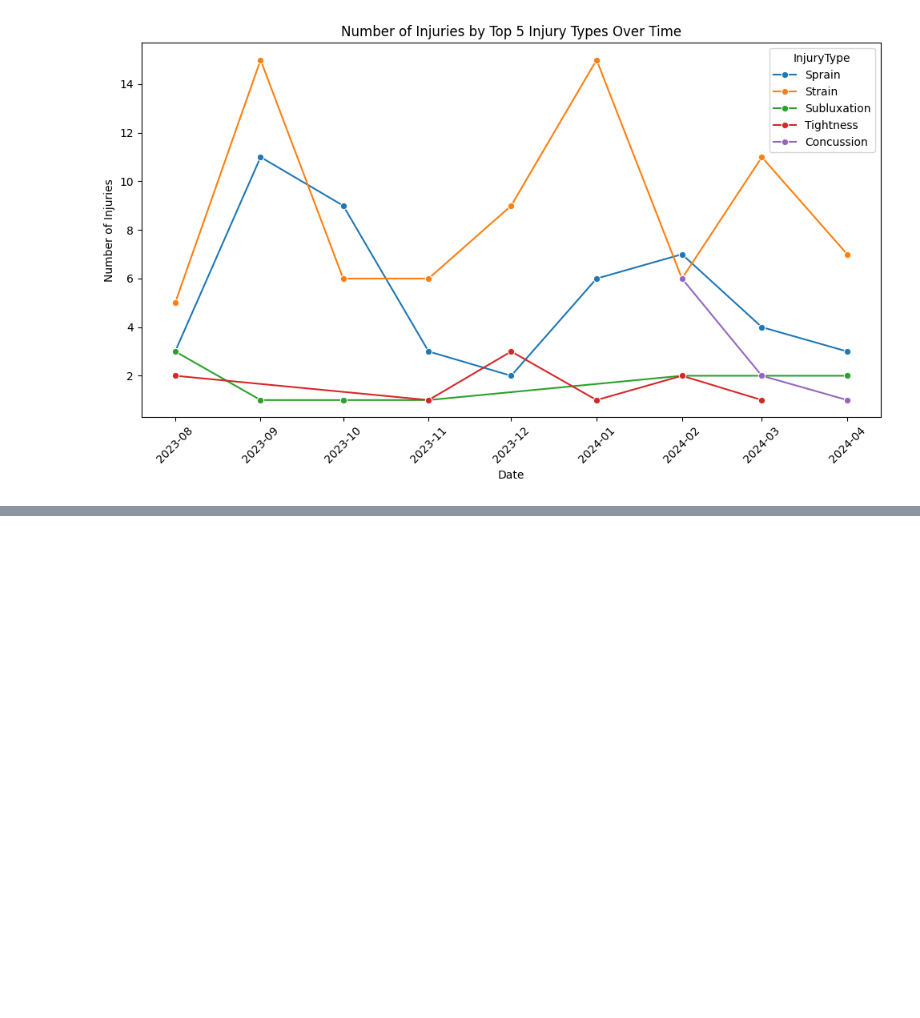
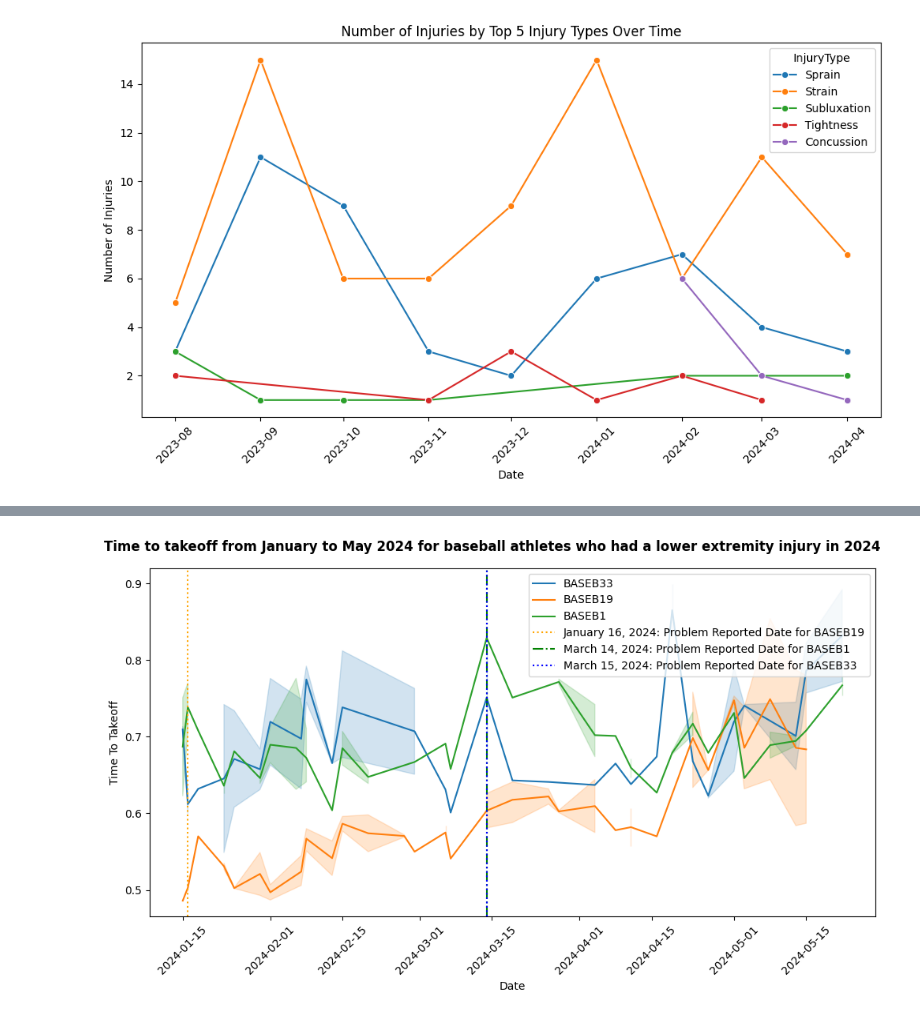
Before and after one commit to bachnguyen234/da301-isaac-athletics, a Jupyter notebook: bach_main_file.ipynb, the cells around one changed output, grey strips where cells are left out. Saved outputs shown, nothing was run; the diff lists cells and outputs as text; code cells hidden in the pictures; blank space fills up the shorter version.

```diff
--- a/bach_main_file.ipynb
+++ b/bach_main_file.ipynb
@@ -196 +203,3 @@ df_baseball["Date"] = pd.to_datetime(df_baseball["Date"], format='%Y-%m-%d')
+# %%
+lower_extremity_baseball_2024 = df_baseball[df_baseball['Code'].isin(["BASEB19", "BASEB33", "BASEB1"])]
 # %%
@@ -220,0 +232,16 @@ plt.show()
+# %%
+#Plotting
+plt.figure(figsize=(10, 6))
+sns.lineplot(x='Date', y='Time To Takeoff', data=lower_extremity_baseball_2024, hue='Code')
+plt.suptitle('Time to takeoff from January to May 2024 for baseball athletes who had a lower extremity injury in 2024', fontweight = "bold")
+plt.xticks(rotation = 45)
+
+plt.axvline(pd.to_datetime("2024-01-16"), color='orange', linestyle=':', label='January 16, 2024: Problem Reported Date for BASEB19')
+plt.axvline(pd.to_datetime("2024-03-14"), color='green', linestyle='-.', label='March 14, 2024: Problem Reported Date for BASEB1')
+plt.axvline(pd.to_datetime("2024-03-14"), color='blue', linestyle=':', label='March 15, 2024: Problem Reported Date for BASEB33')
+
+plt.legend()
+plt.tight_layout()
+plt.show()
+# %% [output]
+[figure, added]
```
Also changed, not shown: parts of 6 cells of this notebook.
